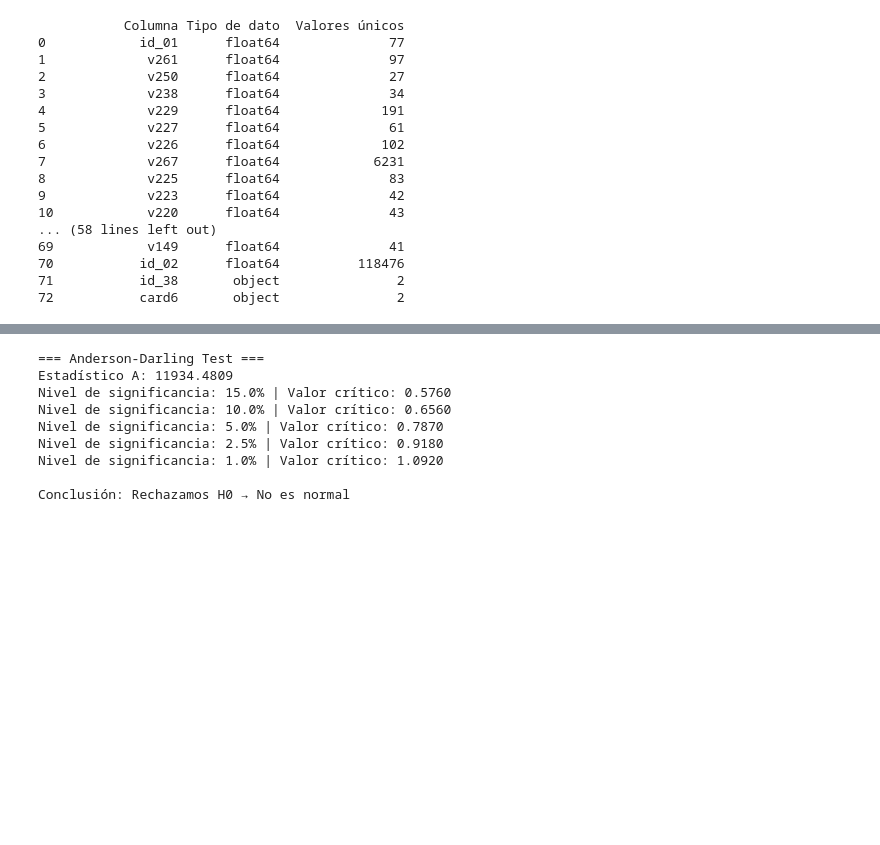
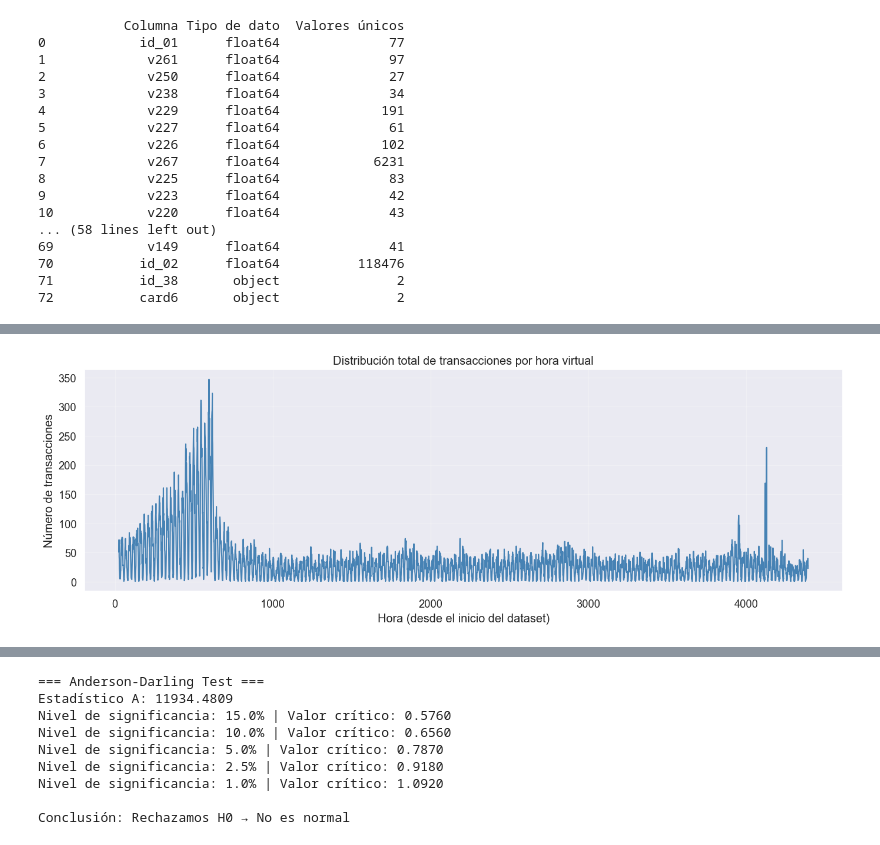
Before and after one commit to Darhudda/Machine_learning, a Jupyter notebook: _sources/EDA.ipynb, the cells around one changed output, grey strips where cells are left out. Cells and saved outputs as stored; diff of their text form; code cells hidden in the pictures; blank space fills up the shorter version.

```diff
--- a/_sources/EDA.ipynb
+++ b/_sources/EDA.ipynb
@@ -139,0 +238,20 @@ plt.show()
+# %%
+import matplotlib.pyplot as plt
+
+# Asegurar que tengas la variable de hora
+df['transaction_hour'] = (df['transactiondt'] // 3600).astype(int)
+
+# Agrupar por hora y contar cantidad total de transacciones
+counts = df['transaction_hour'].value_counts().sort_index()
+
+# Graficar
+plt.figure(figsize=(14, 5))
+plt.plot(counts.index, counts.values, color='steelblue')
+plt.title("Distribución total de transacciones por hora virtual")
+plt.xlabel("Hora (desde el inicio del dataset)")
+plt.ylabel("Número de transacciones")
+plt.grid(alpha=0.3)
+plt.tight_layout()
+plt.show()
+# %% [output]
+[figure, added]
```
Also changed, not shown: parts of 30 cells of this notebook, 40 other files.
